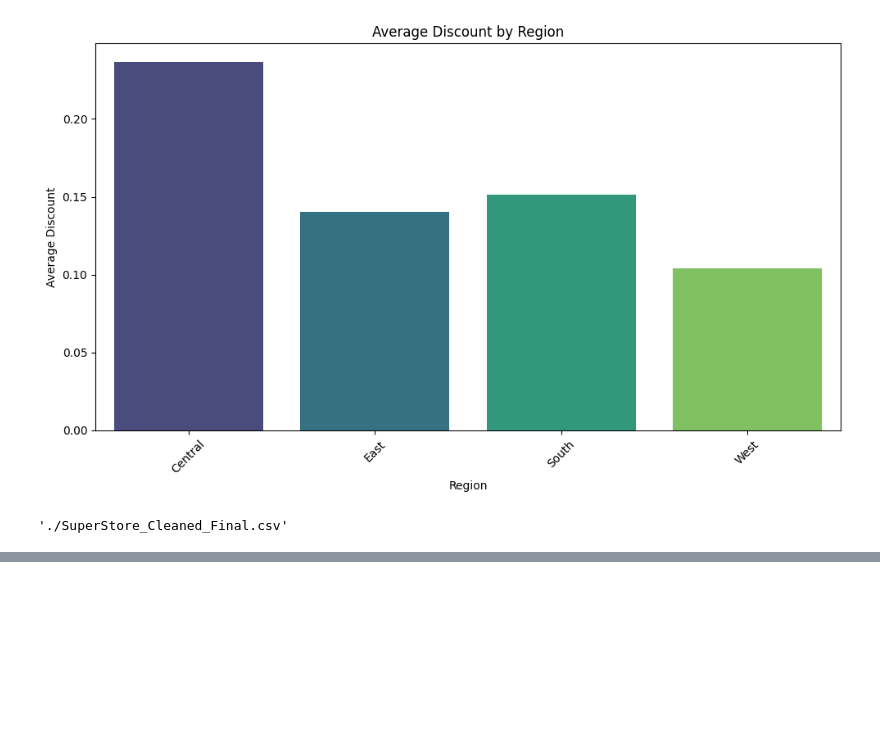
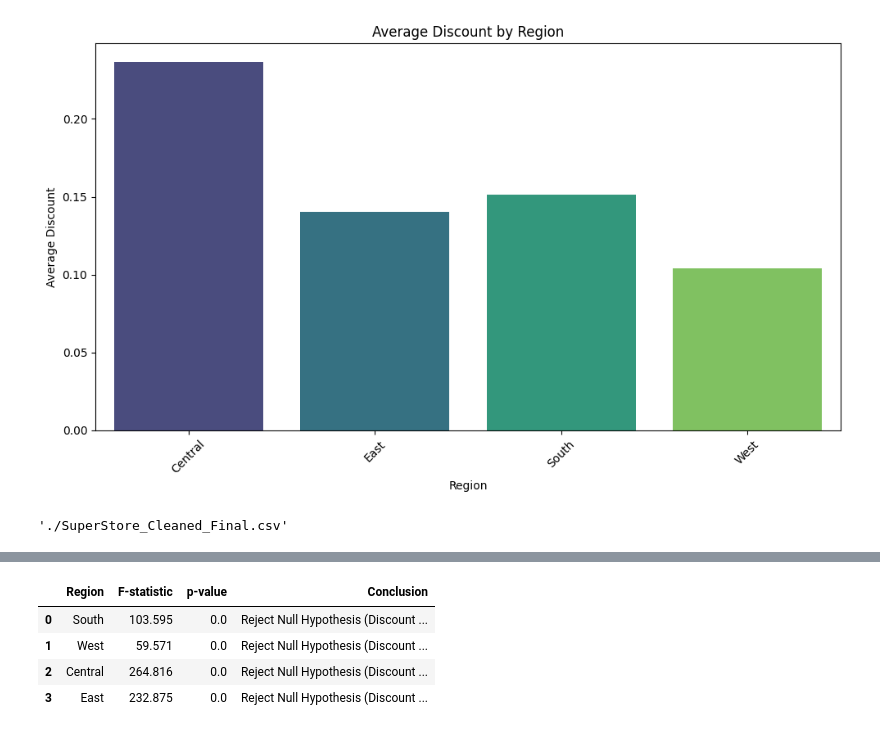
Before and after one commit to hrajpal96/chai-code-superstore-analysis, a Jupyter notebook: Superstore-Sales-Case-Study.ipynb, the cells around one changed output, grey strips where cells are left out. Drawn from its saved outputs; the diff is of its cells as text; code cells hidden in the pictures; blank space fills up the shorter version.

Commit message:
Added ANOVA test

```diff
--- a/Superstore-Sales-Case-Study.ipynb
+++ b/Superstore-Sales-Case-Study.ipynb
@@ -643,0 +656,8 @@ final_path
+# %%
+anova_df
+# %% [output]
+|  | Region | F-statistic | p-value | Conclusion |
+| 0 | South | 103.595 | 0.0 | Reject Null Hypothesis (Discount ... |
+| 1 | West | 59.571 | 0.0 | Reject Null Hypothesis (Discount ... |
+| 2 | Central | 264.816 | 0.0 | Reject Null Hypothesis (Discount ... |
+| 3 | East | 232.875 | 0.0 | Reject Null Hypothesis (Discount ... |
```
Also changed, not shown: parts of 1 cell of this notebook, 1 other file.
